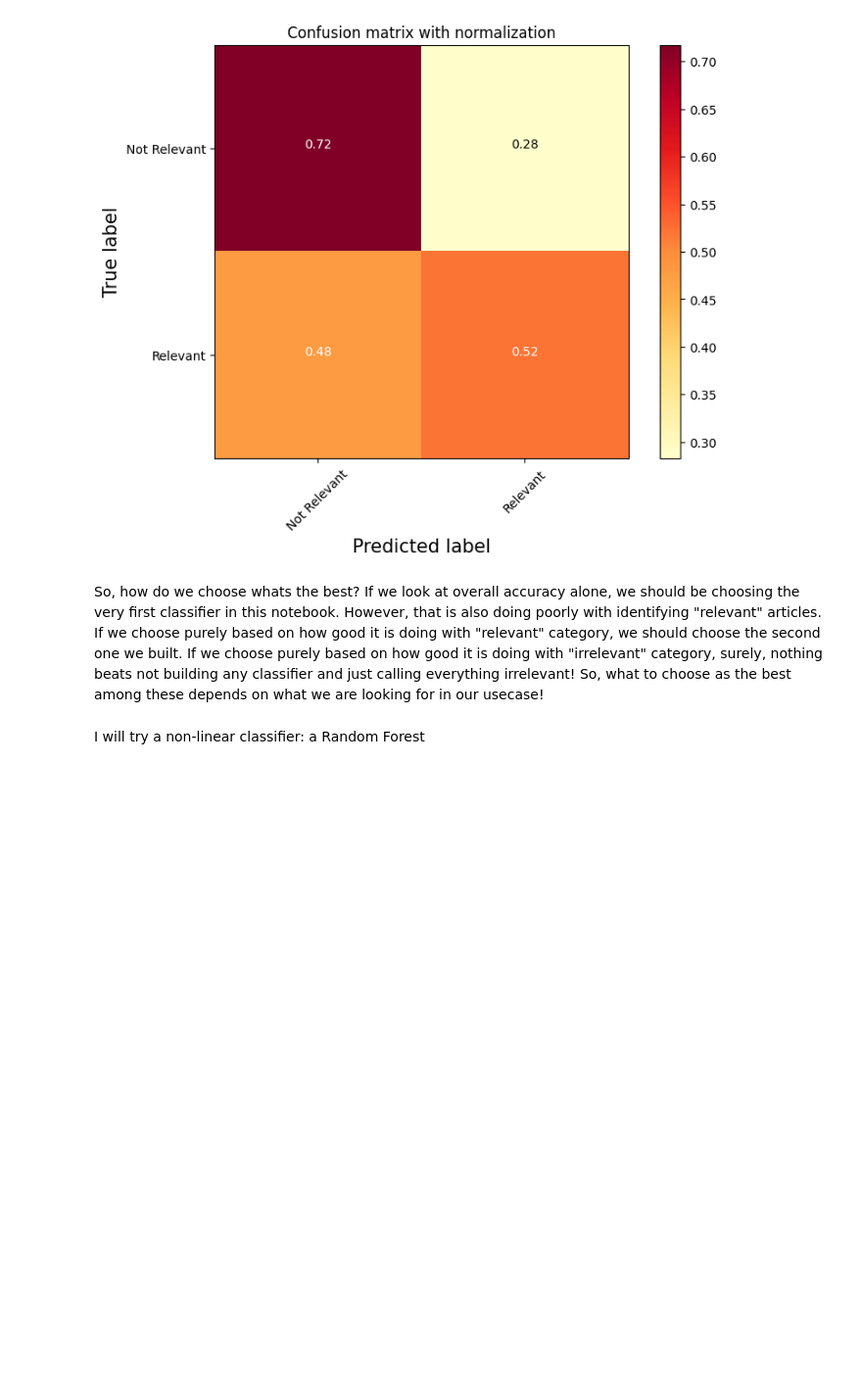
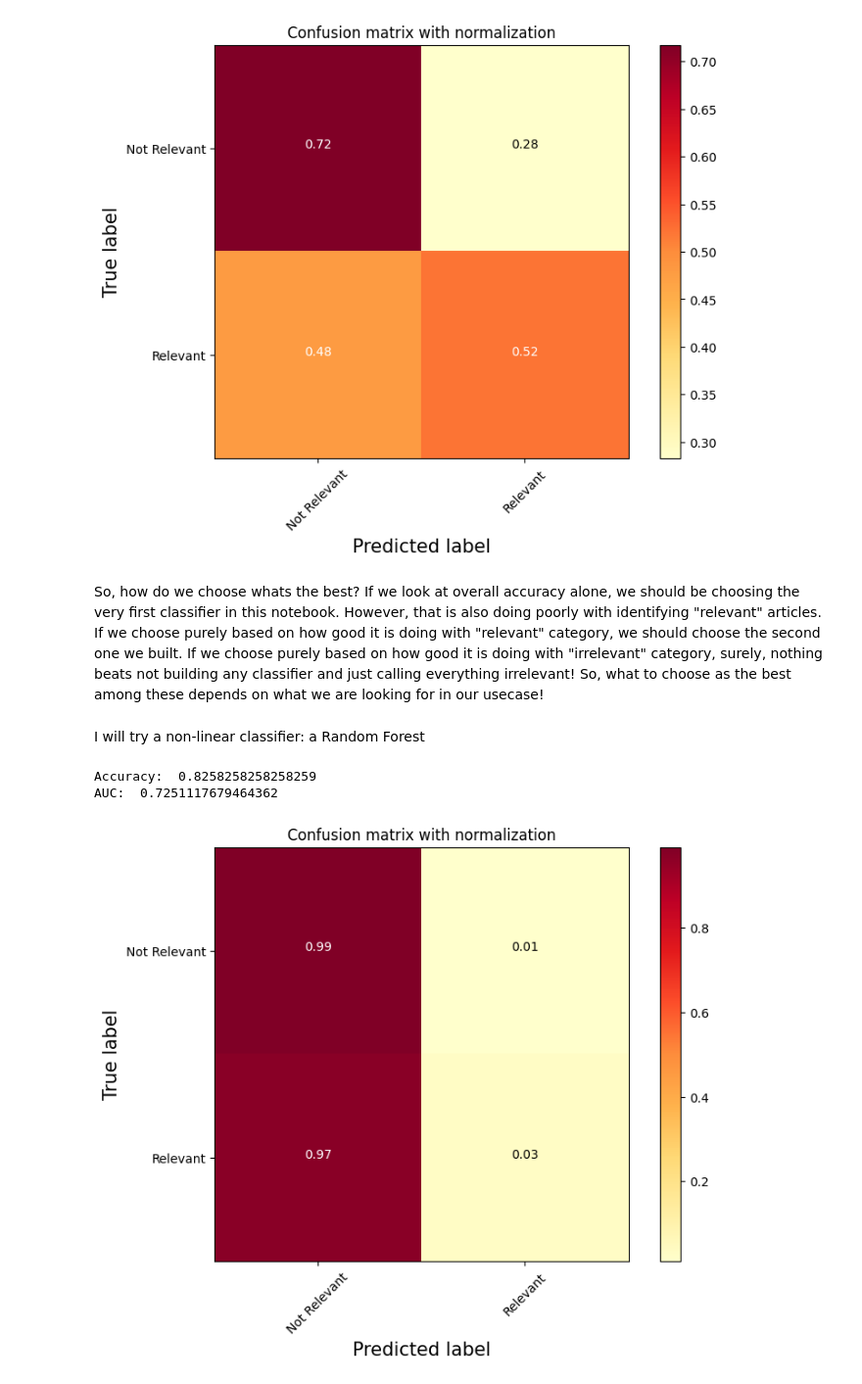
Before and after one commit to SalomoneCro/Text-Mining, a Jupyter notebook: TextClassification/Relevant_vs_Irrelevant_classification.ipynb, the cells around one changed output. Shown at 98% size. Cells and saved outputs as stored; diff of their text form; code cells hidden in the pictures; blank space fills up the shorter version.

```diff
--- a/TextClassification/Relevant_vs_Irrelevant_classification.ipynb
+++ b/TextClassification/Relevant_vs_Irrelevant_classification.ipynb
@@ -275,6 +275,36 @@ AUC:  0.7251117679464362
 So, how do we choose whats the best? If we look at overall accuracy alone, we should be choosing the very first classifier in this notebook. However, that is also doing poorly with identifying "relevant" articles. If we choose purely based on how good it is doing with "relevant" category, we should choose the second one we built. If we choose purely based on how good it is doing with "irrelevant" category, surely, nothing beats not building any classifier and just calling everything irrelevant! So, what to choose as the best among these depends on what we are looking for in our usecase!
 # %% [markdown]
 I will try a non-linear classifier: a Random Forest
+# %%
+from sklearn.ensemble import RandomForestClassifier
+
+vect = CountVectorizer(preprocessor=clean, max_features=5000) # Step-1
+X_train_dtm = vect.fit_transform(X_train) # combined step 2 and 3
+X_test_dtm = vect.transform(X_test)
+
+classifier = RandomForestClassifier(n_estimators=500,
+                                    criterion='gini',
+                                    max_depth=None,
+                                    min_samples_split=2,
+                                    min_samples_leaf=1,
+                                    max_features='sqrt',
+                                    class_weight='balanced', n_jobs=-1)
+classifier.fit(X_train_dtm, y_train) # fit the model with training data
+
+# Make predictions on test data
+y_pred_class = classifier.predict(X_test_dtm)
+
+# calculate evaluation measures:
+print("Accuracy: ", accuracy_score(y_test, y_pred_class))
+print("AUC: ", roc_auc_score(y_test, y_pred_prob))
+cnf_matrix = confusion_matrix(y_test, y_pred_class)
+plt.figure(figsize=(8,6))
+plot_confusion_matrix(cnf_matrix, classes=['Not Relevant','Relevant'],normalize=True,
+                      title='Confusion matrix with normalization')
+# %% [output]
+Accuracy:  0.8258258258258259
+AUC:  0.7251117679464362
+[figure, added]
 # %%
 from sklearn.ensemble import RandomForestClassifier
 
```
Also changed, not shown: parts of 3 cells of this notebook, 9 other files.
